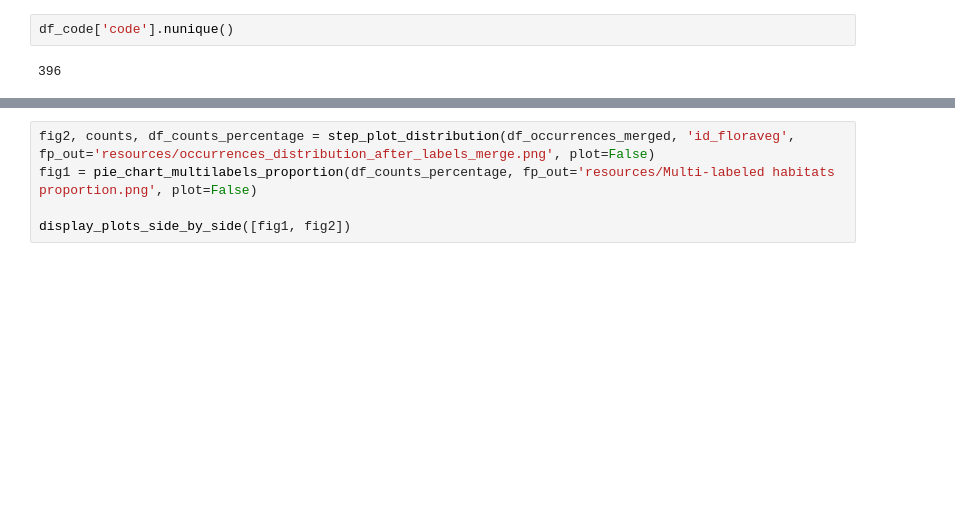
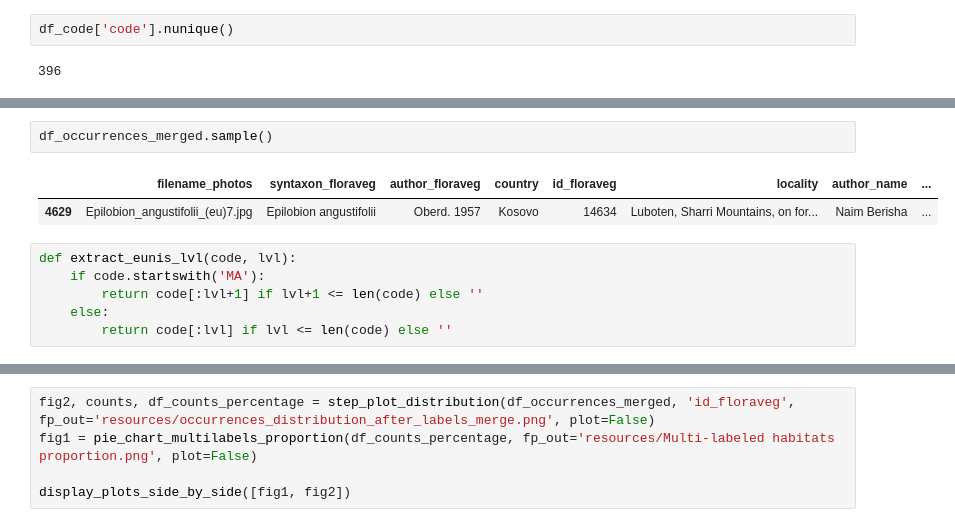
Before and after one commit to plantnet/malpolon, a Jupyter notebook: examples/custom_train/multiscale_jrc/dataset/habitats_gpn25_eva/FloraVeg/Pre-processing.ipynb, the cells around one changed output, grey strips where cells are left out. Cells and saved outputs as stored; diff of their text form; blank space fills up the shorter version.

```diff
--- a/examples/custom_train/multiscale_jrc/dataset/habitats_gpn25_eva/FloraVeg/Pre-processing.ipynb
+++ b/examples/custom_train/multiscale_jrc/dataset/habitats_gpn25_eva/FloraVeg/Pre-processing.ipynb
@@ -234,0 +209,11 @@ FloraVeg registers a total of 396 possible habitats. Of which, 336 are of level-
+# %%
+df_occurrences_merged.sample()
+# %% [output]
+|  | filename_photos | syntaxon_floraveg | author_floraveg | country | id_floraveg | locality | author_name | ... |
+| 4629 | Epilobion_angustifolii_(eu)7.jpg | Epilobion angustifolii | Oberd. 1957 | Kosovo | 14634 | Luboten, Sharri Mountains, on for... | Naim Berisha | ... |
+# %%
+def extract_eunis_lvl(code, lvl):
+    if code.startswith('MA'):
+        return code[:lvl+1] if lvl+1 <= len(code) else ''
+    else:
+        return code[:lvl] if lvl <= len(code) else ''
```
Also changed, not shown: parts of 17 cells of this notebook, 6 other files.
